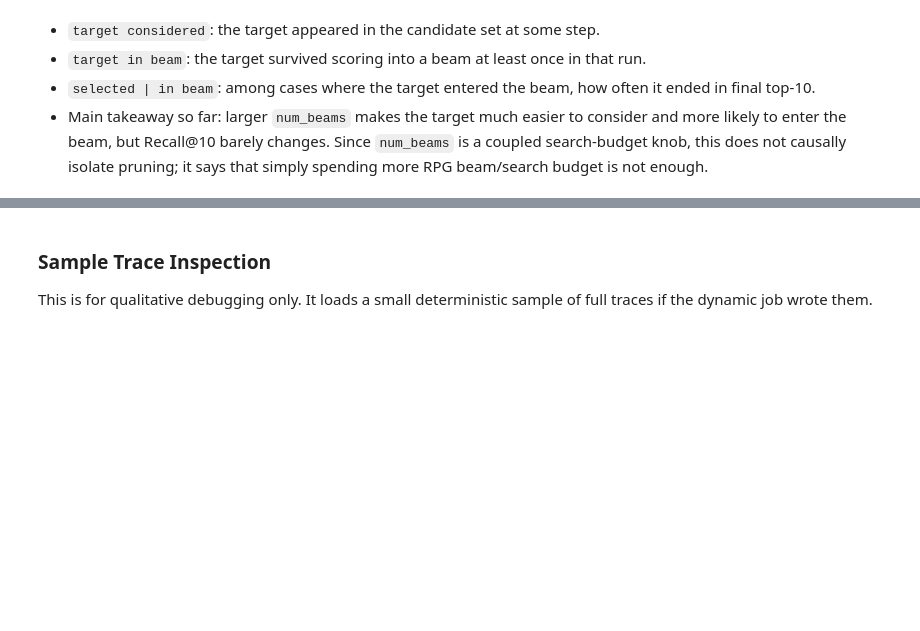
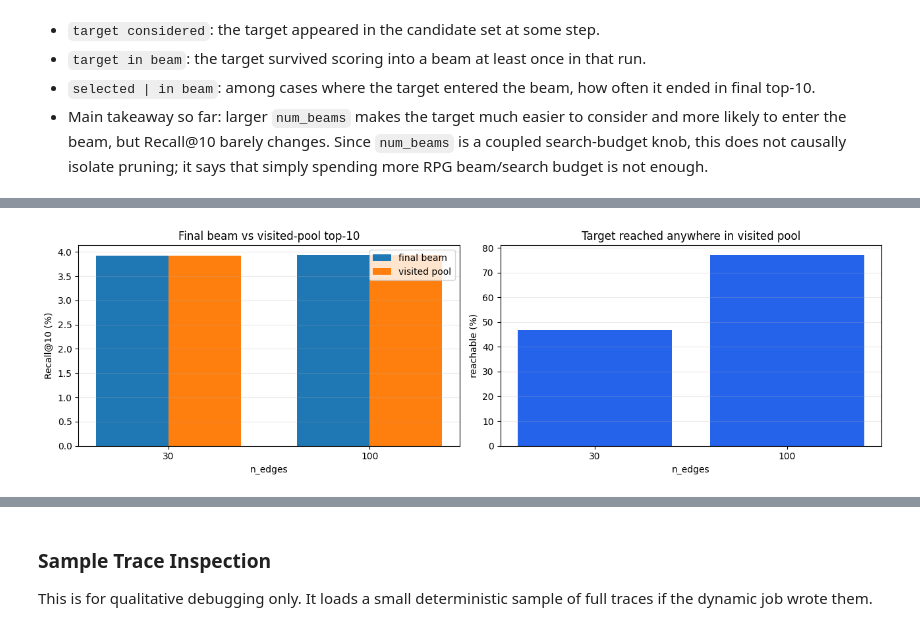
Before and after one commit to NiccoloCase/RPG-uva, a Jupyter notebook: notebooks/graph_analysis/sports_and_outdoors.ipynb, the cells around one changed output, grey strips where cells are left out. Drawn from its saved outputs; the diff is of its cells as text; code cells hidden in the pictures; blank space fills up the shorter version.

```diff
--- a/notebooks/graph_analysis/sports_and_outdoors.ipynb
+++ b/notebooks/graph_analysis/sports_and_outdoors.ipynb
@@ -675,0 +827,89 @@ else:
+# %%
+pool_paths = {
+    'per_example': SESSION / 'rerank' / 'visited_pool' / 'rpg_graph_analysis_sports_pool_rerank' / 'per_example.parquet',
+    'summary': SESSION / 'rerank' / 'visited_pool' / 'rpg_graph_analysis_sports_pool_rerank' / 'summaries' / 'visited_pool_summary.csv',
+}
+pool_available = all(path.is_file() for path in pool_paths.values())
+
+if pool_available:
+    pool = pd.read_parquet(pool_paths['per_example'])
+    pool_summary = pd.read_csv(pool_paths['summary'])
+
+    prediction_change = (
+        pool.assign(prediction_changed=pool['original_predictions_json'] != pool['pool_predictions_json'])
+        .groupby('n_edges', as_index=False)
+        .agg(prediction_changed_rate=('prediction_changed', 'mean'))
+    )
+    pool_plot = pool_summary.merge(prediction_change, on='n_edges', how='left').sort_values('n_edges')
+
+    pool_table = (
+        pool_plot.assign(
+            reachable_pct=lambda d: 100 * d['reachable_rate'],
+            original_recall10_pct=lambda d: 100 * d['original_recall@10'],
+            pool_recall10_pct=lambda d: 100 * d['pool_recall@10'],
+            prediction_changed_pct=lambda d: 100 * d['prediction_changed_rate'],
+            target_hit_gain_cases=lambda d: (d['pool_gain_rate'] * d['n_examples']).round().astype(int),
+        )[[
+            'n_edges',
+            'n_examples',
+            'reachable_pct',
+            'original_recall10_pct',
+            'pool_recall10_pct',
+            'target_hit_gain_cases',
+            'prediction_changed_pct',
+            'median_target_rank_in_visited_pool',
+        ]]
+        .rename(columns={
+            'n_examples': 'users',
+            'reachable_pct': 'reachable_%',
+            'original_recall10_pct': 'original_recall@10_%',
+            'pool_recall10_pct': 'visited_pool_recall@10_%',
+            'target_hit_gain_cases': 'hit_gain_cases',
+            'prediction_changed_pct': 'prediction_changed_%',
+            'median_target_rank_in_visited_pool': 'median_target_rank_in_pool',
+        })
+        .round({
+            'reachable_%': 2,
+            'original_recall@10_%': 2,
+            'visited_pool_recall@10_%': 2,
+            'prediction_changed_%': 2,
+            'median_target_rank_in_pool': 1,
+        })
+    )
+    display(pool_table)
+
+    fig, axes = plt.subplots(1, 2, figsize=(13, 4))
+    x = np.arange(len(pool_plot))
+    width = 0.36
+
+    axes[0].bar(x - width / 2, 100 * pool_plot['original_recall@10'], width, label='final beam')
+    axes[0].bar(x + width / 2, 100 * pool_plot['pool_recall@10'], width, label='visited pool')
+    axes[0].set_xticks(x)
+    axes[0].set_xticklabels(pool_plot['n_edges'])
+    axes[0].set_xlabel('n_edges')
+    axes[0].set_ylabel('Recall@10 (%)')
+    axes[0].set_title('Final beam vs visited-pool top-10')
+    axes[0].legend()
+    axes[0].grid(axis='y', alpha=0.25)
+
+    axes[1].bar(x, 100 * pool_plot['reachable_rate'], color='#2563eb')
+    axes[1].set_xticks(x)
+    axes[1].set_xticklabels(pool_plot['n_edges'])
+    axes[1].set_xlabel('n_edges')
+    axes[1].set_ylabel('reachable (%)')
+    axes[1].set_title('Target reached anywhere in visited pool')
+    axes[1].grid(axis='y', alpha=0.25)
+
+    plt.tight_layout()
+    plt.show()
+
+    fig, ax = plt.subplots(figsize=(7, 4))
+    ax.bar(pool_plot['n_edges'].astype(str), 100 * pool_plot['prediction_changed_rate'], color='#d97706')
+    ax.set_xlabel('n_edges')
+    ax.set_ylabel('changed top-10 list (%)')
+    ax.set_title('Visited-pool reranking changes lists, not target hits')
+    ax.grid(axis='y', alpha=0.25)
+    plt.show()
+else:
+    print('B9 skipped: visited-pool reranking outputs are not available yet.')
+# %% [output]
@@ -675,0 +919 @@ else:
+[figure, added]
```
Also changed, not shown: parts of 10 cells of this notebook, 14 other files.
